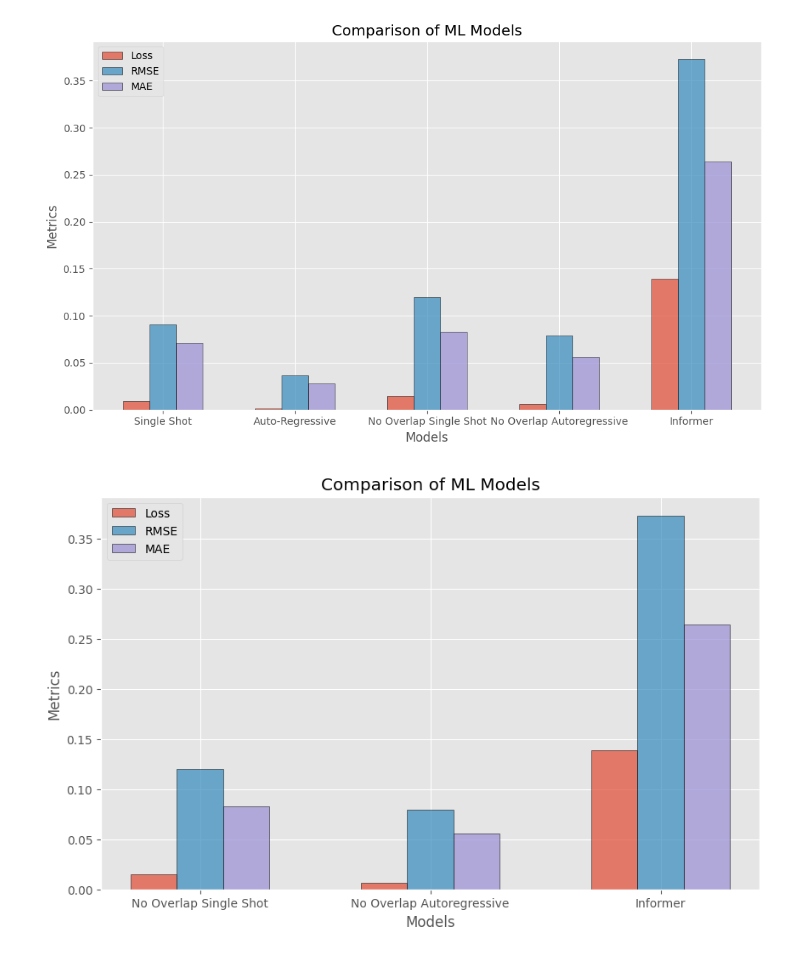
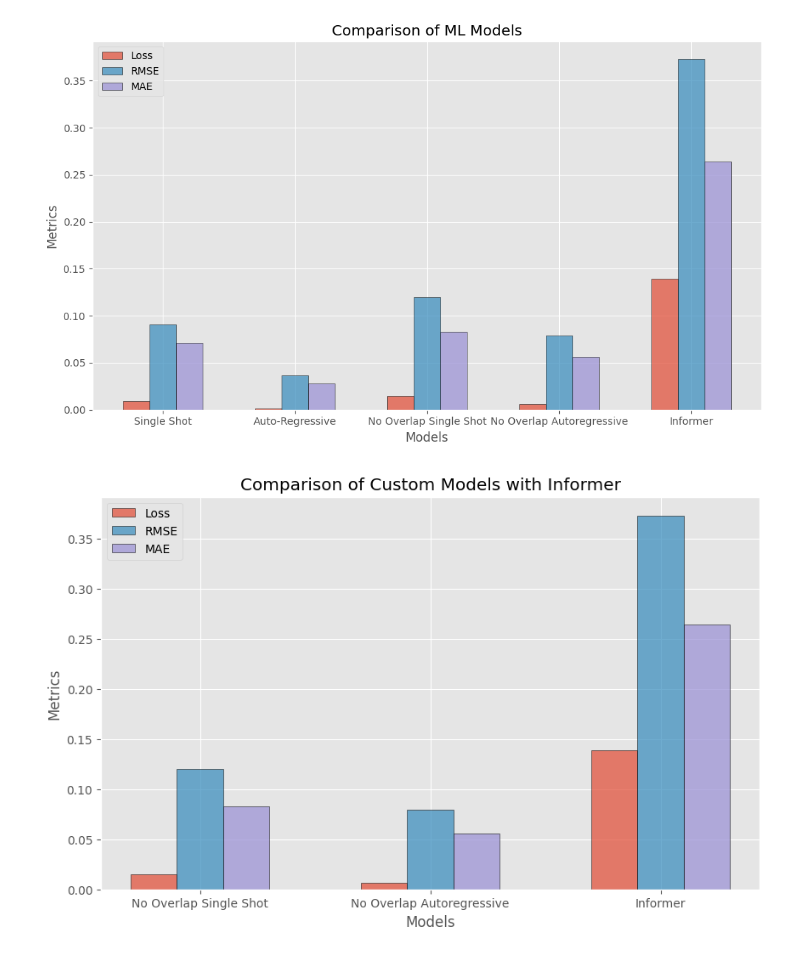
Before and after one commit to philiphan0109/time-series-forecasting, a Jupyter notebook: Single Feature Model/model_results.ipynb, the cells around one changed output. Saved outputs shown, nothing was run; the diff lists cells and outputs as text; code cells hidden in the pictures.

```diff
--- a/Single Feature Model/model_results.ipynb
+++ b/Single Feature Model/model_results.ipynb
@@ -249,30 +249,30 @@ Loss (MSE): 0.13903681933879852 | RMSE: 0.3728764057159424 | MAE: 0.264119565486
 # %%
 import matplotlib.pyplot as plt
 
 # Adjusting the models and metrics to include only No Overlap Single Shot, No Overlap Autoregressive, and Informer
 models = ['No Overlap Single Shot', 'No Overlap Autoregressive', 'Informer']
 loss = [no_overlap_single_shot_metrics[0], no_overlap_ar_metrics[0], informer_metrics['mse']]
 rmse = [no_overlap_single_shot_metrics[1], no_overlap_ar_metrics[1], informer_metrics['rmse']]
 mae = [no_overlap_single_shot_metrics[2], no_overlap_ar_metrics[2], informer_metrics['mae']]
 
 # Setting up the x-axis for the bar chart
 x = range(len(models))
 width = 0.2
 
 # Plotting
 plt.figure(figsize=(10, 6))
 bars1 = plt.bar(x, loss, width, label='Loss', align='center', alpha=0.7, edgecolor='black')
 bars2 = plt.bar([p + width for p in x], rmse, width, label='RMSE', align='center', alpha=0.7, edgecolor='black')
 bars3 = plt.bar([p + width*2 for p in x], mae, width, label='MAE', align='center', alpha=0.7, edgecolor='black')
 
 plt.xlabel('Models')
 plt.ylabel('Metrics')
-plt.title('Comparison of ML Models')
+plt.title('Comparison of Custom Models with Informer')
 plt.xticks([p + width for p in x], models)
 plt.legend()
 
 # Saving the figure
 plt.savefig('figures/Informer Comparison.jpg', format='jpg', bbox_inches='tight', dpi = 300)
 plt.show()
 # %% [output]
-[figure, old version]
+[figure, new version]
```
Also changed, not shown: parts of 3 cells of this notebook, 2 other files.
